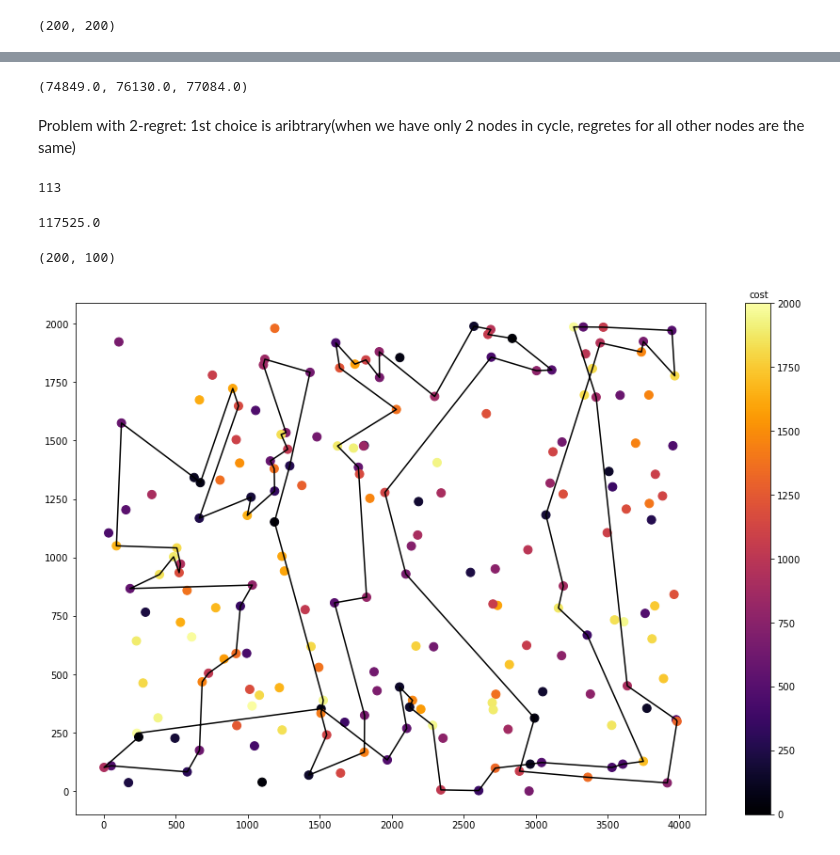
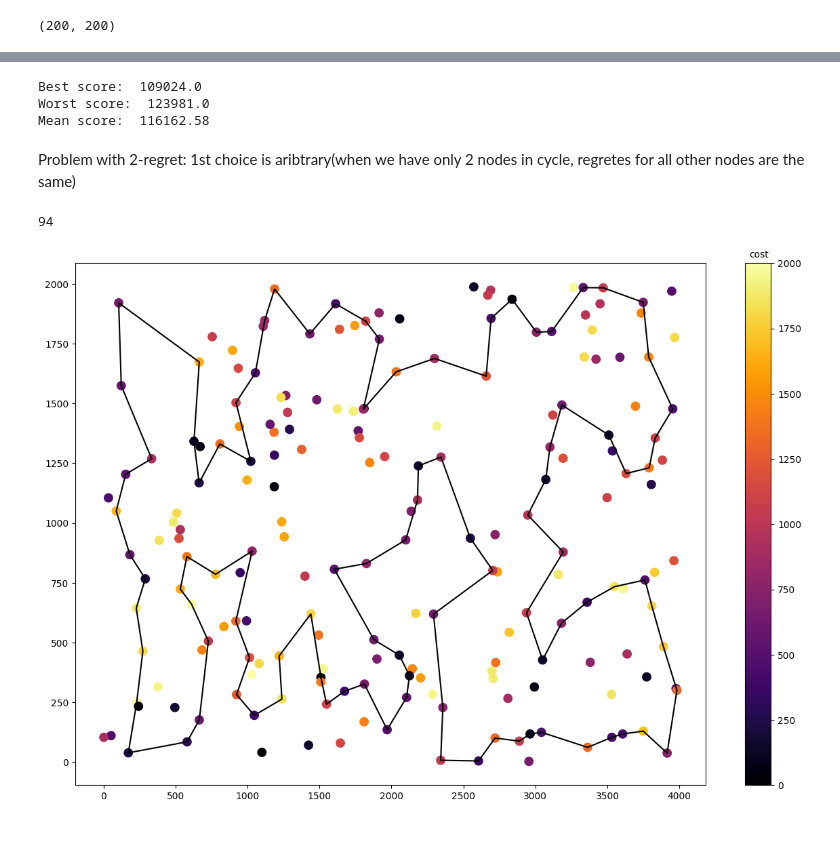
Before and after one commit to Imrauviel/Evolutionary-computation, a Jupyter notebook: Lab2/Lab2-3.ipynb, the cells around one changed output, grey strips where cells are left out. Cells and saved outputs as stored; diff of their text form; code cells hidden in the pictures.

Commit message:
Lab2-Regret

```diff
--- a/Lab2/Lab2-3.ipynb
+++ b/Lab2/Lab2-3.ipynb
@@ -102,12 +78,8 @@ def get_nodes(edge:str):
     return [int(i) for i in edge.split('_')]
 # %%
 # start_node_idx = 1
-def f(start_node_idx, dm, weight_regret=1, weight_cost=0, return_cycle=False):
-    data = tsp_a
-    dm = dm
+def f(start_node_idx, dm, data, weight_regret=1, weight_cost=0, return_cycle=False):
     data_indexes = data.index.to_list()
-    cost = 0
-
     if start_node_idx is None:
         start_node_idx = random.choice(data_indexes)
 
@@ -122,7 +94,7 @@ def f(start_node_idx, dm, weight_regret=1, weight_cost=0, return_cycle=False):
     cycle = [edge1, edge2]
 
     #for, sort1, sort2, total
-    while len(cycle) < data.shape[0]//2:
+    while len(cycle) < data.shape[0] // 2:
         store = []
 
         for node in data_indexes:
@@ -131,9 +103,9 @@ def f(start_node_idx, dm, weight_regret=1, weight_cost=0, return_cycle=False):
                 old_node1, old_node2 = [int(i) for i in edge.split('_')]
                 change = dm[old_node1][node] + dm[old_node2][node] - dm[old_node1][old_node2]
                 options.append((edge, change))
-            options.sort(key=lambda x: x[1]) #here
+            options.sort(key=lambda x: x[1])  #here
             regret = options[0][1] - options[1][1]
-            value = weight_regret*regret + weight_cost*options[0][1]
+            value = weight_regret * regret + weight_cost * options[0][1]
             store.append((node, options[0][0], value))
 
         store.sort(key=lambda x: x[2])
@@ -142,8 +114,8 @@ def f(start_node_idx, dm, weight_regret=1, weight_cost=0, return_cycle=False):
         cycle.remove(best[1])
         data_indexes.remove(best[0])
         old_node1, old_node2 = [int(i) for i in best[1].split('_')]
-        cycle.append(str(old_node1)+'_'+str(best[0]))
-        cycle.append(str(best[0])+'_'+str(old_node2))
+        cycle.append(str(old_node1) + '_' + str(best[0]))
+        cycle.append(str(best[0]) + '_' + str(old_node2))
 
     total = 0
     for edge in cycle:
@@ -157,24 +133,16 @@ def f(start_node_idx, dm, weight_regret=1, weight_cost=0, return_cycle=False):
 # %%
 totals = []
 history = []
-for i in tqdm(range(10)):
-    totals.append(f(i, dm, 0.5, 0.5))
+for i in tqdm(range(200)):
+    totals.append(f(i, dm,tsp_a))
 #     history.append(f(i,dm)[1])
 totals = np.array(totals)
-totals.min(), totals.mean(), totals.max()
+print("Best score: ", totals.min())
+print("Worst score: ", totals.max())
+print("Mean score: ", totals.mean())
 # %% [output]
-(74849.0, 76130.0, 77084.0)
+Best score:  109024.0
+Worst score:  123981.0
+Mean score:  116162.58
 # %% [markdown]
 Problem with 2-regret: 1st choice is aribtrary(when we have only 2 nodes in cycle, regretes for all other nodes are the same)
-# %%
-totals.argmin()
-# %% [output]
-113
-# %%
-total = 0
-for edge in history[113]:
-    node1, node2 = [int(i) for i in edge.split('_')]
-    total += dm[node1][node2]
-total
-# %% [output]
-117525.0
@@ -185,25 +149,25 @@ cycle_f = [item for sublist in cycle_d for item in sublist]
-# %%
-len(cycle_f), len(set(cycle_f))
-# %% [output]
-(200, 100)
 # %%
-cycle = [x.split('_') for x in cycle ]
+best_sol = totals.argmin()
+print(best_sol)
+sore, cycle  = f(best_sol, dm,tsp_a, 1, 0, True)
+cycle = [x.split('_') for x in cycle]
 order = ['0']
 while len(order) < 100:
     for n1, n2 in cycle:
         if n1 == order[-1]:
             order.append(n2)
 
 order = [int(x) for x in order]
 cycle = tsp_a.loc[order]
 cycle = cycle.append(cycle.iloc[0])
-
+# cycle
 
 plt.figure(figsize=(15, 10))
 plt.scatter(tsp_a[0], tsp_a[1], 80, tsp_a[2], cmap='inferno')
 plt.clim(0, 2000)
 plt.colorbar().set_label('cost', labelpad=-45, y=1.025, rotation=0)
 plt.plot(cycle[0], cycle[1], c='black')
 plt.show()
 # %% [output]
+94
-[figure, old version]
+[figure, new version]
```
Also changed, not shown: parts of 25 cells of this notebook, 1 other file.
